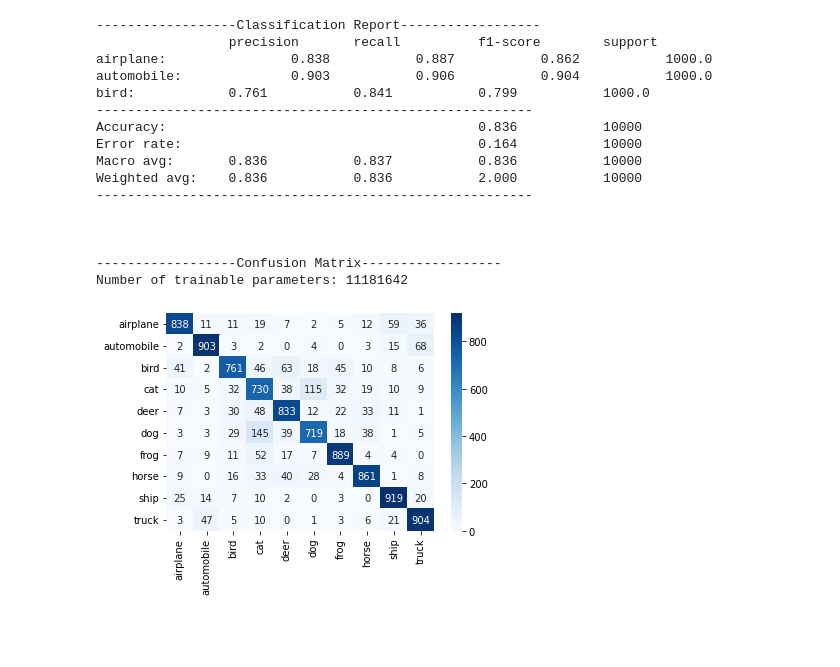
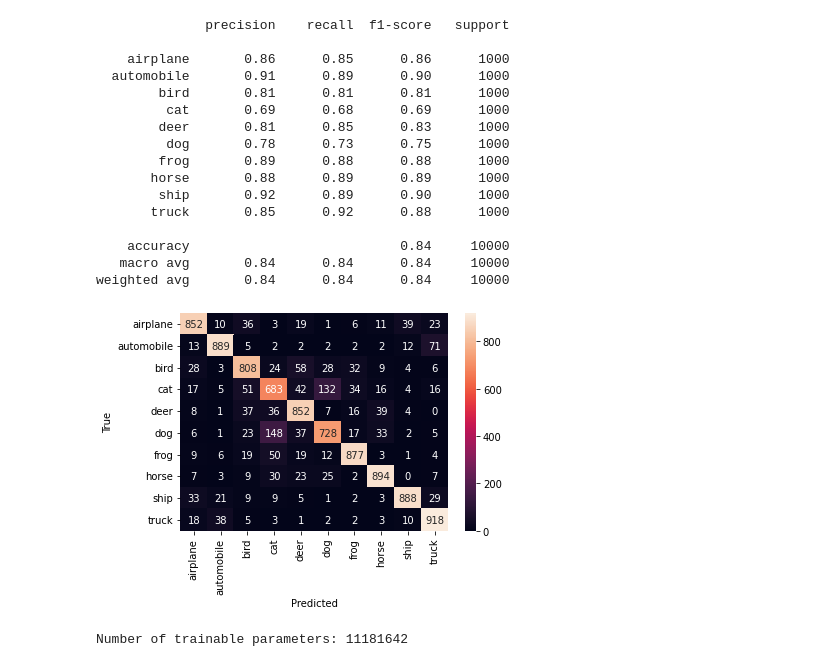
Before and after one commit to saeedzou/Deep-Learning-Assignments-2022, a Jupyter notebook: Assignment 3/q2.ipynb, the cells around one changed output. Cells and saved outputs as stored; diff of their text form; code cells hidden in the pictures; blank space fills up the shorter version.

Commit message:
Update print metrics and val loss calculation

```diff
--- a/Assignment 3/q2.ipynb
+++ b/Assignment 3/q2.ipynb
@@ -23,8 +23,8 @@ test_transform = torchvision.transforms.Compose([
     torchvision.transforms.ToTensor()
 ])
 # load CIFAR-10 dataset
-train_dataset = torchvision.datasets.CIFAR10(root='./data', train=True, download=False, transform=train_transform)
-test_dataset = torchvision.datasets.CIFAR10(root='./data', train=False, download=False, transform=test_transform)
+train_dataset = torchvision.datasets.CIFAR10(root='./data', train=True, download=True, transform=test_transform)
+test_dataset = torchvision.datasets.CIFAR10(root='./data', train=False, download=True, transform=test_transform)
 # create data loaders
 train_size = int(0.9 * len(train_dataset))
 val_size = len(train_dataset) - train_size
@@ -240,25 +258,26 @@ Epoch: 10/10     Train loss: 0.310       Train accuracy: 0.891   val loss: 0.606
 # %%
 # test the student model on test data
-calculate_metrics(model, test_loader, classes=test_dataset.classes, device=device)
+print_metrics(model, test_loader, classes=test_dataset.classes, device=device)
 print(f'Number of trainable parameters: {count_parameters(student_model)}')
 # %% [output]
-------------------Classification Report------------------
-                 precision       recall          f1-score        support
-airplane:                0.838           0.887           0.862           1000.0
-automobile:              0.903           0.906           0.904           1000.0
-bird:            0.761           0.841           0.799           1000.0
---------------------------------------------------------
-Accuracy:                                        0.836           10000
-Error rate:                                      0.164           10000
-Macro avg:       0.836           0.837           0.836           10000
-Weighted avg:    0.836           0.836           2.000           10000
---------------------------------------------------------
+              precision    recall  f1-score   support
 
+    airplane       0.86      0.85      0.86      1000
+  automobile       0.91      0.89      0.90      1000
+        bird       0.81      0.81      0.81      1000
+         cat       0.69      0.68      0.69      1000
+        deer       0.81      0.85      0.83      1000
+         dog       0.78      0.73      0.75      1000
+        frog       0.89      0.88      0.88      1000
+       horse       0.88      0.89      0.89      1000
+        ship       0.92      0.89      0.90      1000
+       truck       0.85      0.92      0.88      1000
 
-
-------------------Confusion Matrix------------------
-Number of trainable parameters: 11181642
+    accuracy                           0.84     10000
+   macro avg       0.84      0.84      0.84     10000
+weighted avg       0.84      0.84      0.84     10000
-[figure, old version]
+[figure, new version]
+Number of trainable parameters: 11181642
 # %%
 # plot the training and validation loss and accuracy
 plt.figure(figsize=(15, 5))
```
Also changed, not shown: parts of 18 cells of this notebook.
